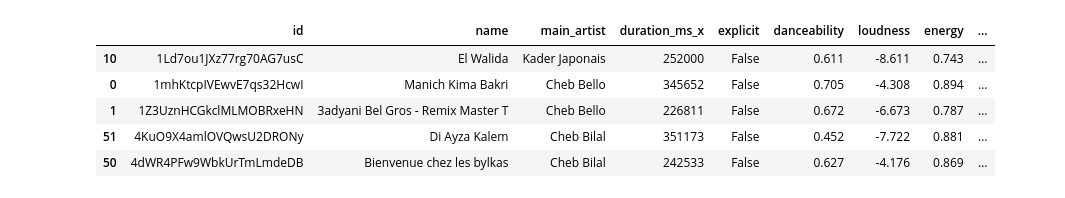
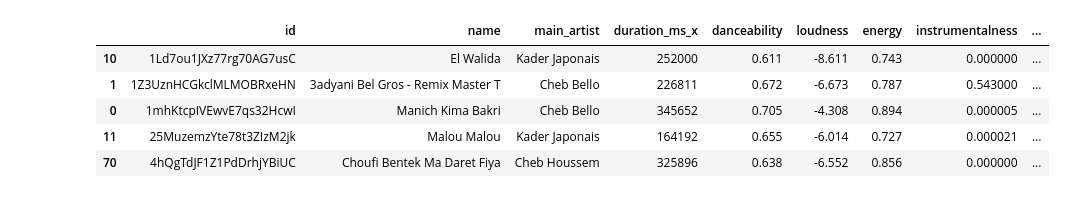
Before and after one commit to BelkacemB/rai-data-exploration, a Jupyter notebook: rai-data-exploration.ipynb, the cells around one changed output. Cells and saved outputs as stored; diff of their text form; code cells hidden in the pictures.

```diff
--- a/rai-data-exploration.ipynb
+++ b/rai-data-exploration.ipynb
@@ -7,15 +7,6 @@ spotify = spotipy.Spotify(
     client_credentials_manager=SpotifyClientCredentials())
 
 # 1 - Build a population of artists
-artist_ids = [
-    "11E9GHIAzJRKuECEUSEuqh", # Cheb Bello
-    "3e3cKwH1kUr02bvIm7VaIe", # Kader Japonais
-    "5CZ5sGdn0X47HhndSYKqdz", # Cheba Dalila
-    "0c3dDCJfxcT4lYNugbKvJt", # Warda
-    "4iCrZzxACYPYcoS71DgjWW", # Bilal Sghir
-    "59N7N5tX53jyPhAmsRi4or", # Cheb Bilal
-    "4ZzMtjQsjtaAOm3GPqmjeQ" # Cheb Djalil
-]
 
 artist_map = {
     "11E9GHIAzJRKuECEUSEuqh": "Cheb Bello",
@@ -24,15 +15,17 @@ artist_map = {
     "0c3dDCJfxcT4lYNugbKvJt": "Warda",
     "4iCrZzxACYPYcoS71DgjWW": "Bilal Sghir",
     "59N7N5tX53jyPhAmsRi4or": "Cheb Bilal",
-    "4ZzMtjQsjtaAOm3GPqmjeQ" : "Cheb Djalil"
+    "4ZzMtjQsjtaAOm3GPqmjeQ" : "Cheb Djalil",
+    "4l3uOQQa1NaZz7OVNAjbC2": "Cheb Houssem",
+    "2zjXHi6RZyaS2t0P1BrxBs": "Cheb Mourad"
 }
 
 # 1.5 - Get basic artist info (Monthly listeners for instance)
-selected_artists = spotify.artists(artist_ids).get("artists")
+selected_artists = spotify.artists(artist_map.keys()).get("artists")
 
 # 2 - Get their top tracks
 top_tracks = list()
-for artist_id in artist_ids:
+for artist_id in artist_map.keys():
     artist_top_tracks = spotify.artist_top_tracks(artist_id).get("tracks")
     for artist_top_track in artist_top_tracks:
         artist_top_track["main_artist"] = artist_map.get(artist_id)
@@ -51,21 +44,21 @@ audio_features = spotify.audio_features(tracks=tracks_ids)
 # %%
 import pandas as pd
 import numpy as np
 
 af = pd.DataFrame(audio_features)
 tt = pd.DataFrame(top_tracks)
 
 df = pd.merge(tt, af, how="left", on="id")
-df = df[['id', 'name', 'main_artist', 'duration_ms_x', 'explicit', 'danceability', 'loudness', 'energy', 'instrumentalness', 'liveness', 'valence', 'speechiness', 'tempo', 'popularity']]
+df = df[['id', 'name', 'main_artist', 'duration_ms_x', 'danceability', 'loudness', 'energy', 'instrumentalness', 'liveness', 'valence', 'speechiness', 'tempo', 'popularity']]
 df = df.sort_values(by=['popularity'], ascending=False)
 
 df.head()
 # %% [output]
-|  | id | name | main_artist | duration_ms_x | explicit | danceability | loudness | energy | ... |
-| 10 | 1Ld7ou1JXz77rg70AG7usC | El Walida | Kader Japonais | 252000 | False | 0.611 | -8.611 | 0.743 | ... |
-| 0 | 1mhKtcpIVEwvE7qs32HcwI | Manich Kima Bakri | Cheb Bello | 345652 | False | 0.705 | -4.308 | 0.894 | ... |
-| 1 | 1Z3UznHCGkclMLMOBRxeHN | 3adyani Bel Gros - Remix Master T | Cheb Bello | 226811 | False | 0.672 | -6.673 | 0.787 | ... |
-| 51 | 4KuO9X4amlOVQwsU2DRONy | Di Ayza Kalem | Cheb Bilal | 351173 | False | 0.452 | -7.722 | 0.881 | ... |
-| 50 | 4dWR4PFw9WbkUrTmLmdeDB | Bienvenue chez les bylkas | Cheb Bilal | 242533 | False | 0.627 | -4.176 | 0.869 | ... |
+|  | id | name | main_artist | duration_ms_x | danceability | loudness | energy | instrumentalness | ... |
+| 10 | 1Ld7ou1JXz77rg70AG7usC | El Walida | Kader Japonais | 252000 | 0.611 | -8.611 | 0.743 | 0.000000 | ... |
+| 1 | 1Z3UznHCGkclMLMOBRxeHN | 3adyani Bel Gros - Remix Master T | Cheb Bello | 226811 | 0.672 | -6.673 | 0.787 | 0.543000 | ... |
+| 0 | 1mhKtcpIVEwvE7qs32HcwI | Manich Kima Bakri | Cheb Bello | 345652 | 0.705 | -4.308 | 0.894 | 0.000005 | ... |
+| 11 | 25MuzemzYte78t3ZIzM2jk | Malou Malou | Kader Japonais | 164192 | 0.655 | -6.014 | 0.727 | 0.000021 | ... |
+| 70 | 4hQgTdJF1Z1PdDrhjYBiUC | Choufi Bentek Ma Daret Fiya | Cheb Houssem | 325896 | 0.638 | -6.552 | 0.856 | 0.000000 | ... |
 # %%
 df.to_csv("out.csv", index=False)
```
Also changed, not shown: parts of 2 cells of this notebook, 3 other files.
